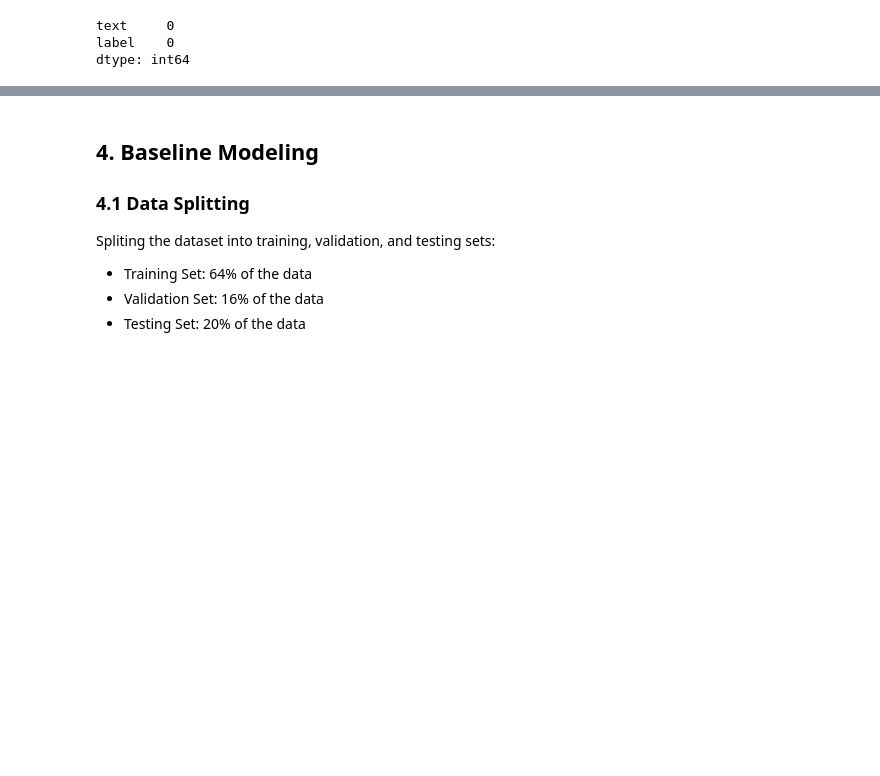
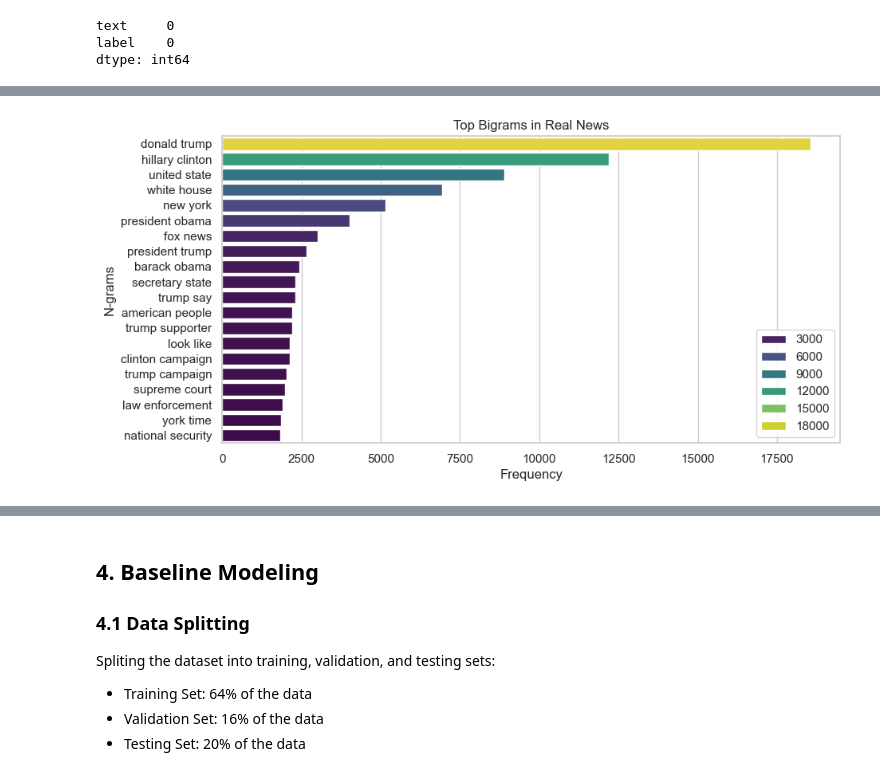
Before and after one commit to yasmine-11/FP-Fake-News-Detection, a Jupyter notebook: Fake-News-Detection.ipynb, the cells around one changed output, grey strips where cells are left out. Drawn from its saved outputs; the diff is of its cells as text; code cells hidden in the pictures; blank space fills up the shorter version.

Commit message:
Addedd n-grams frequency (feature extraction))

```diff
--- a/Fake-News-Detection.ipynb
+++ b/Fake-News-Detection.ipynb
@@ -766,0 +782,41 @@ plt.show()
+# %%
+def get_top_ngrams(corpus, n=None, ngram_range=(2,2), max_features=50000):
+    """Extracts the top N most common n-grams from the corpus"""
+    vectorizer = CountVectorizer(ngram_range=ngram_range, stop_words='english', max_features=max_features)
+    # Transform the corpus into a document-term matrix
+    X = vectorizer.fit_transform(corpus)
+    # Sum column-wise without converting to a dense array
+    ngram_counts = X.sum(axis=0).A1
+    ngram_freq = list(zip(vectorizer.get_feature_names_out(), ngram_counts))
+    ngram_freq = sorted(ngram_freq, key=lambda x: x[1], reverse=True)[:n]
+
+    return ngram_freq
+# %%
+# Filter dataset by labels and convert to lists
+real_news = balanced_df[balanced_df['label'] == 'real']['text'].tolist()
+fake_news = balanced_df[balanced_df['label'] == 'fake']['text'].tolist()
+ai_generated = balanced_df[balanced_df['label'] == 'AI-generated']['text'].tolist()
+
+# Get the top 20 bigrams
+real_bigrams = get_top_ngrams(real_news, n=20, ngram_range=(2,2))
+fake_bigrams = get_top_ngrams(fake_news, n=20, ngram_range=(2,2))
+ai_bigrams = get_top_ngrams(ai_generated, n=20, ngram_range=(2,2))
+
+# Get the top 20 trigrams
+real_trigrams = get_top_ngrams(real_news, n=20, ngram_range=(3,3))
+fake_trigrams = get_top_ngrams(fake_news, n=20, ngram_range=(3,3))
+ai_trigrams = get_top_ngrams(ai_generated, n=20, ngram_range=(3,3))
+# %%
+def plot_ngrams(ngram_freq, title):
+    ngrams, counts = zip(*ngram_freq)
+    plt.figure(figsize=(10,5))
+    sns.barplot(x=list(counts), hue=list(counts), y=list(ngrams), palette="viridis")
+    plt.title(title)
+    plt.xlabel("Frequency")
+    plt.ylabel("N-grams")
+    plt.show()
+# %%
+# Plot bigrams
+plot_ngrams(real_bigrams, "Top Bigrams in Real News")
+# %% [output]
+[figure, added]
```
Also changed, not shown: parts of 17 cells of this notebook.
